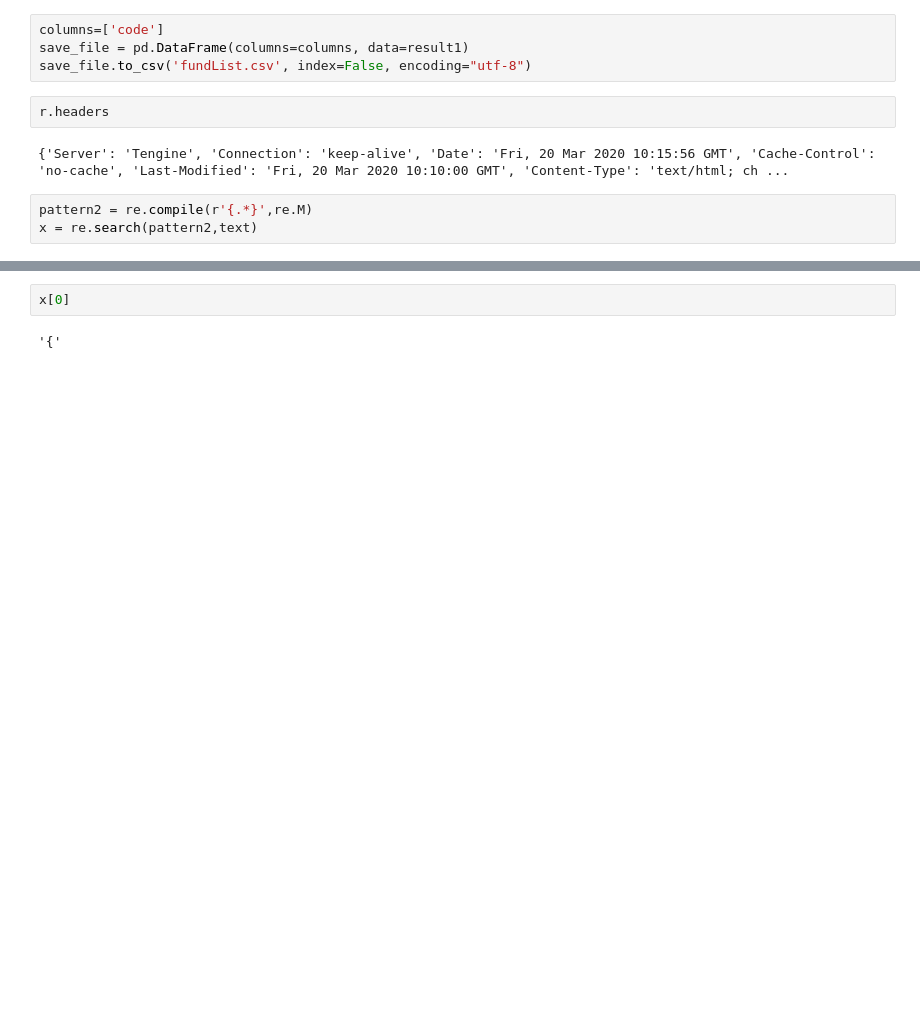
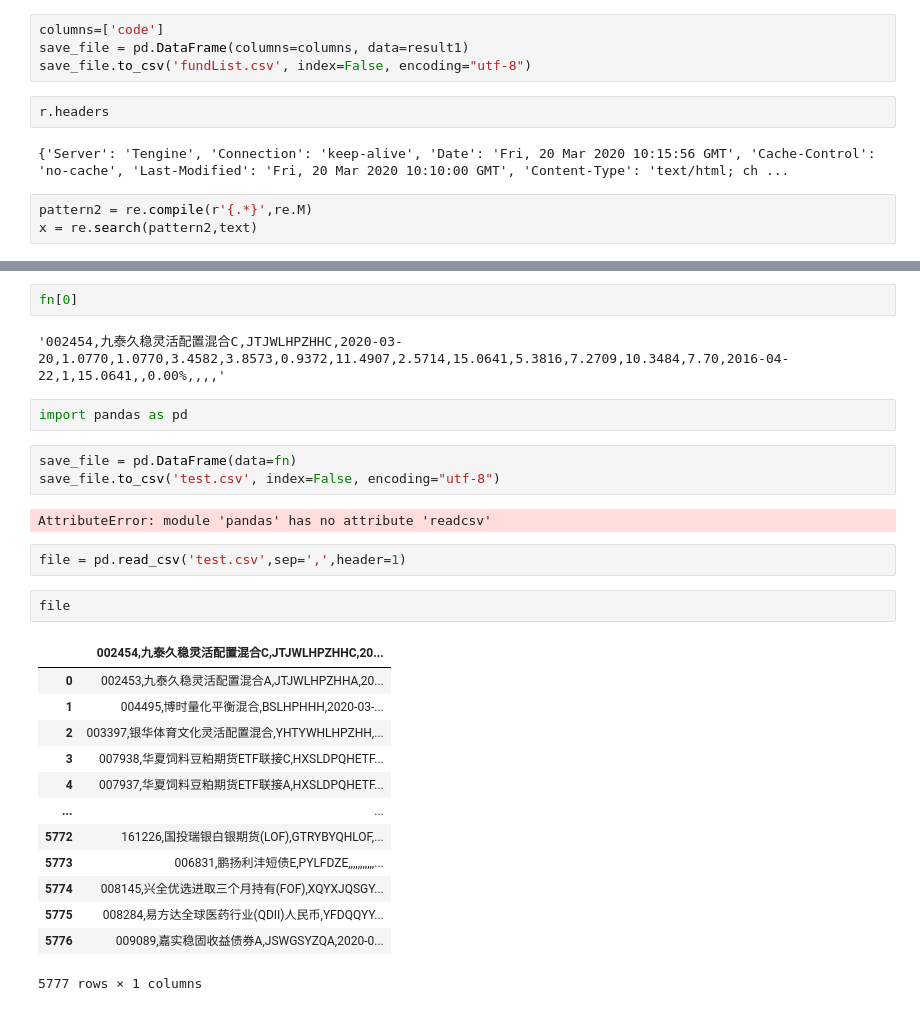
Before and after one commit to hello-wangjj/FundCrawler, a Jupyter notebook: requests.ipynb, the cells around one changed output, grey strips where cells are left out. Cells and saved outputs as stored; diff of their text form; blank space fills up the shorter version.

```diff
--- a/requests.ipynb
+++ b/requests.ipynb
@@ -84,4 +157,29 @@ x=x.group()
 # %%
-x[0]
+fn[0]
 # %% [output]
-'{'
+'002454,九泰久稳灵活配置混合C,JTJWLHPZHHC,2020-03-20,1.0770,1.0770,3.4582,3.8573,0.9372,11.4907,2.5714,15.0641,5.3816,7.2709,10.3484,7.70,2016-04-22,1,15.0641,,0.00%,,,,'
+# %%
+import pandas as pd
+# %%
+save_file = pd.DataFrame(data=fn)
+save_file.to_csv('test.csv', index=False, encoding="utf-8")
+# %% [output]
+AttributeError: module 'pandas' has no attribute 'readcsv'
+# %%
+file = pd.read_csv('test.csv',sep=',',header=1)
+# %%
+file
+# %% [output]
+|  | 002454,九泰久稳灵活配置混合C,JTJWLHPZHHC,20... |
+| 0 | 002453,九泰久稳灵活配置混合A,JTJWLHPZHHA,20... |
+| 1 | 004495,博时量化平衡混合,BSLHPHHH,2020-03-... |
+| 2 | 003397,银华体育文化灵活配置混合,YHTYWHLHPZHH,... |
+| 3 | 007938,华夏饲料豆粕期货ETF联接C,HXSLDPQHETF... |
+| 4 | 007937,华夏饲料豆粕期货ETF联接A,HXSLDPQHETF... |
+| ... | ... |
+| 5772 | 161226,国投瑞银白银期货(LOF),GTRYBYQHLOF,... |
+| 5773 | 006831,鹏扬利沣短债E,PYLFDZE,,,,,,,,,,,... |
+| 5774 | 008145,兴全优选进取三个月持有(FOF),XQYXJQSGY... |
+| 5775 | 008284,易方达全球医药行业(QDII)人民币,YFDQQYY... |
+| 5776 | 009089,嘉实稳固收益债券A,JSWGSYZQA,2020-0... |
+5777 rows × 1 columns
```
Also changed, not shown: parts of 8 cells of this notebook, 1 other file.
